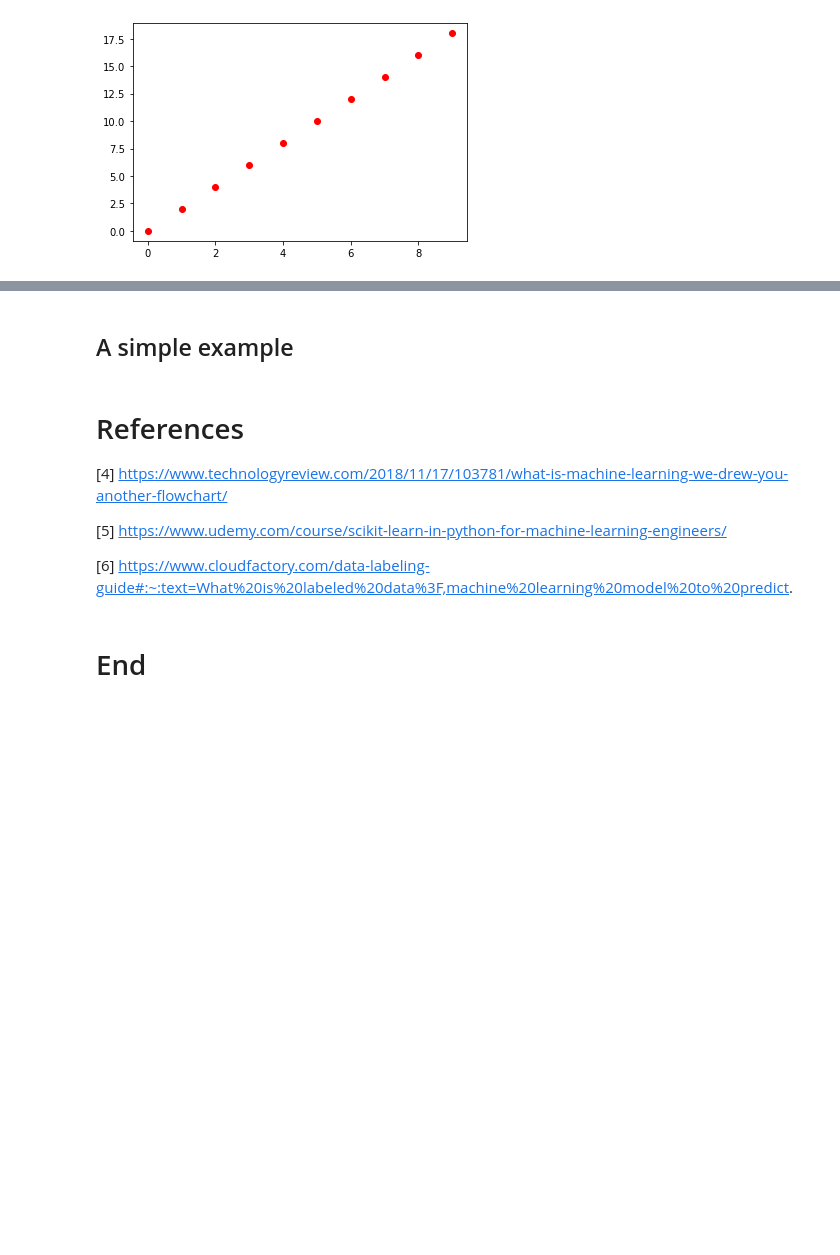
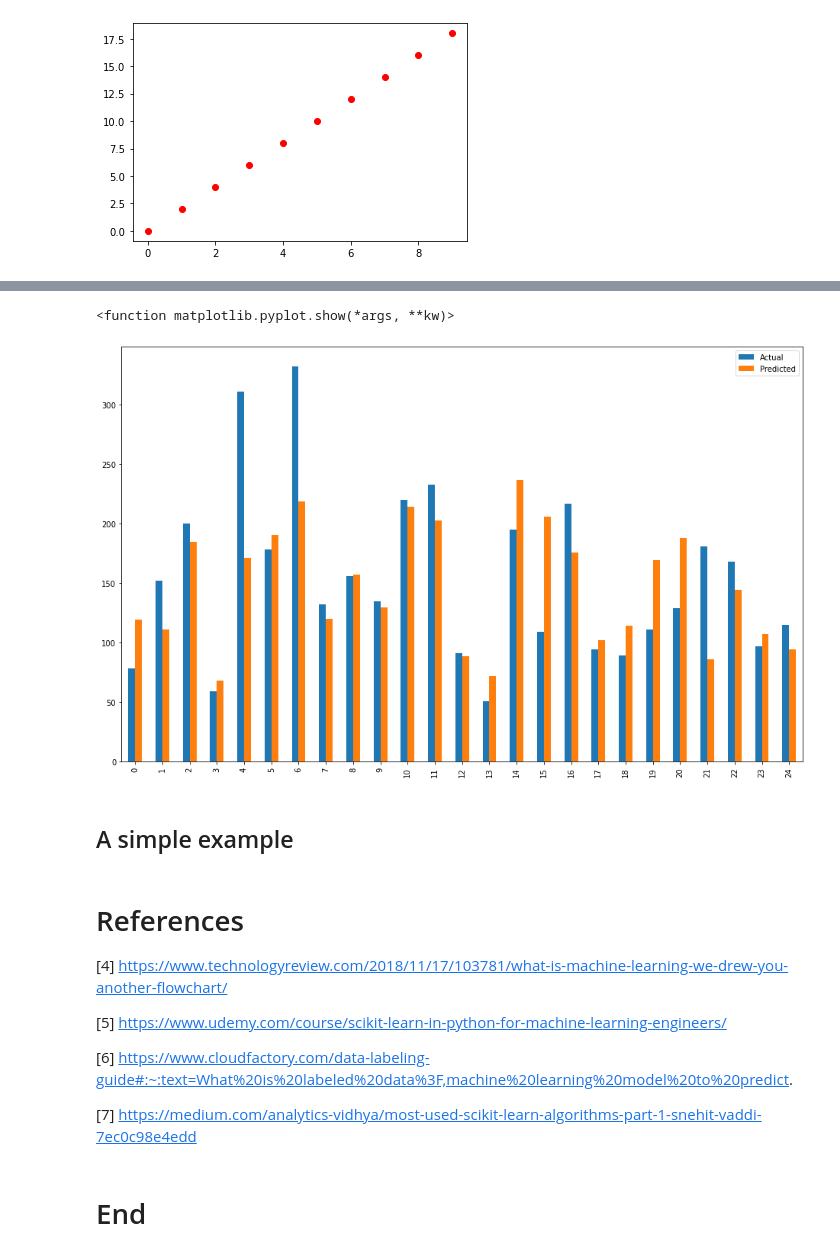
Before and after one commit to KeithQuinn/Machine-Learning-and-Statistics-Winter-21-22, a Jupyter notebook: Scikit-Learn.ipynb, the cells around one changed output, grey strips where cells are left out. Drawn from its saved outputs; the diff is of its cells as text; code cells hidden in the pictures; blank space fills up the shorter version.

Commit message:
Added regression analysis of the Diabetes dataset built in to sci-kit learn

```diff
--- a/Scikit-Learn.ipynb
+++ b/Scikit-Learn.ipynb
@@ -62,0 +104,13 @@ plt.scatter(x,y, color='r')
+# %%
+# Split Complete dataset into Train and Test sets.
+from sklearn.model_selection import train_test_split
+
+X_train, X_test, y_train, y_test = train_test_split(diabetes.data, diabetes.target, test_size=0.2, random_state=1)
+# This splits entire dataset into tarining and testing sets in 80% & 20% respectively.
+# %%
+# Import Linear regression module from scikit-learn linear-model package
+from sklearn.linear_model import LinearRegression
+linReg = LinearRegression()
+
+# Fit function is used to train out model on training set
+linReg.fit(X_train, y_train)
@@ -62,0 +119,9 @@ plt.scatter(x,y, color='r')
+# %%
+# Let's use our trained model to predict on new unseen data
+# ie; test dataset.
+y_preds = linReg.predict(X_test) # It returns predicted labels.
+
+# Now, Evaluate our model -> Squared Mean Error
+from sklearn.metrics import mean_squared_error
+print('Mean squared error: %.2f'
+      % mean_squared_error(y_test, y_preds))
@@ -62,0 +130,4 @@ plt.scatter(x,y, color='r')
+# %%
+import pandas as pd
+df_result = pd.DataFrame({'Actual': y_test, 'Predicted': y_preds})
+df_result
@@ -63,3 +148,10 @@ plt.scatter(x,y, color='r')
+# %%
+df1 = df_result.head(25)
+df1.plot(kind='bar', figsize=(16,10))
+plt.show
+# %% [output]
+<function matplotlib.pyplot.show(*args, **kw)>
+[figure, added]
 # %% [markdown]
 ## A simple example
 # %% [markdown]
@@ -69,5 +161,7 @@ plt.scatter(x,y, color='r')
 [5] https://www.udemy.com/course/scikit-learn-in-python-for-machine-learning-engineers/
 
 [6] https://www.cloudfactory.com/data-labeling-guide#:~:text=What%20is%20labeled%20data%3F,machine%20learning%20model%20to%20predict.
+
+[7] https://medium.com/analytics-vidhya/most-used-scikit-learn-algorithms-part-1-snehit-vaddi-7ec0c98e4edd
 # %% [markdown]
 # End
```
Also changed, not shown: parts of 7 cells of this notebook.
